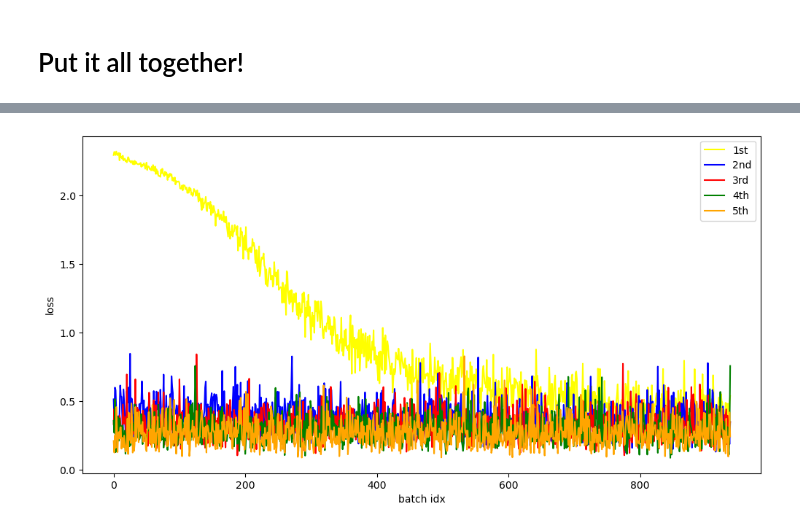
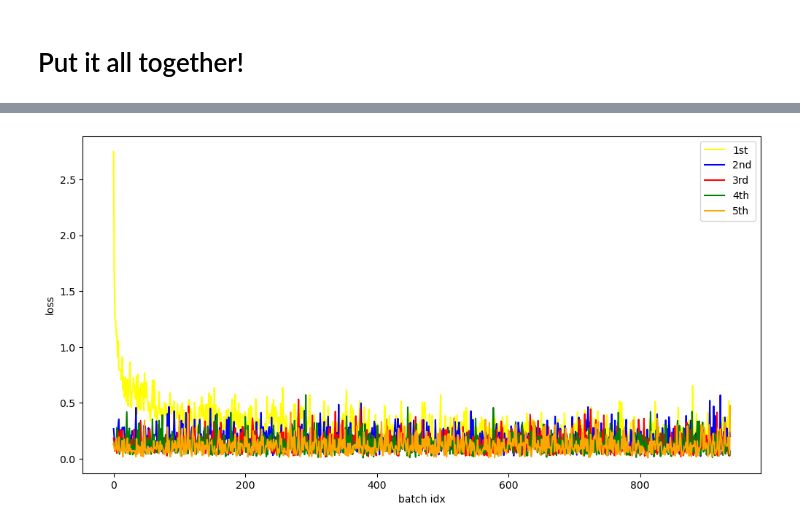
Before and after one commit to akleinecke/580_FinalProject_Fall24, a Jupyter notebook: Group 5 Final Project.ipynb, the cells around one changed output, grey strips where cells are left out. Cells and saved outputs as stored; diff of their text form; code cells hidden in the pictures.

Commit message:
Updated model for accuracy

```diff
--- a/Group 5 Final Project.ipynb
+++ b/Group 5 Final Project.ipynb
@@ -368,22 +368,29 @@ trainloader = torch.utils.data.DataLoader(trainset, batch_size=64, shuffle=True)
 
 ## Loss and Autograd model
 # Build a feed-forward network
-model = nn.Sequential(nn.Linear(784, 128), # Flattened MNIST image sizes (28x28) & Linear layer maps
-                      nn.ReLU(),
+model = nn.Sequential(nn.Linear(784, 128),   # Flattened MNIST image sizes (28x28) & Linear layer maps
+                      nn.ELU(),              # Activation function
+                      nn.BatchNorm1d(128),   # Normalize our batch for stability
+                      nn.Dropout(0.2),       # Prevent overfitting
                       nn.Linear(128, 64),
-                      nn.ReLU(),
-                      nn.Linear(64, 10), # 10 output layers for each digit
+                      nn.ELU(),
+                      nn.BatchNorm1d(64),
+                      nn.Dropout(0.2),
+                      nn.Linear(64, 10),     # 10 output layers for each digit
                       nn.LogSoftmax(dim=1))  # this line is extra comparing to earlier nn.Sequential calls
 
+# Check if we can run this on a GPU, otherwise use CPU
+device = torch.device("cuda" if torch.cuda.is_available() else "cpu")
+model = model.to(device)
+
+
+## Loss function
 criterion = nn.NLLLoss()
 
 
 
 ## Training Loop
-# Optimizers require the parameters to optimize and a learning rate
-optimizer = optim.SGD(model.parameters(), lr=0.01)
-images, labels = next(iter(trainloader))
-
+optimizer = optim.Adam(model.parameters(), lr=0.001)
 epochs = 5 # Number of training cycles
 losses = []
 
@@ -446,3 +453,3 @@ Epoch 5/5, Loss: 0.2683
 Training complete!
 Length of trainloader:938
-[figure, old version]
+[figure, new version]
```
Also changed, not shown: parts of 1 cell of this notebook.
